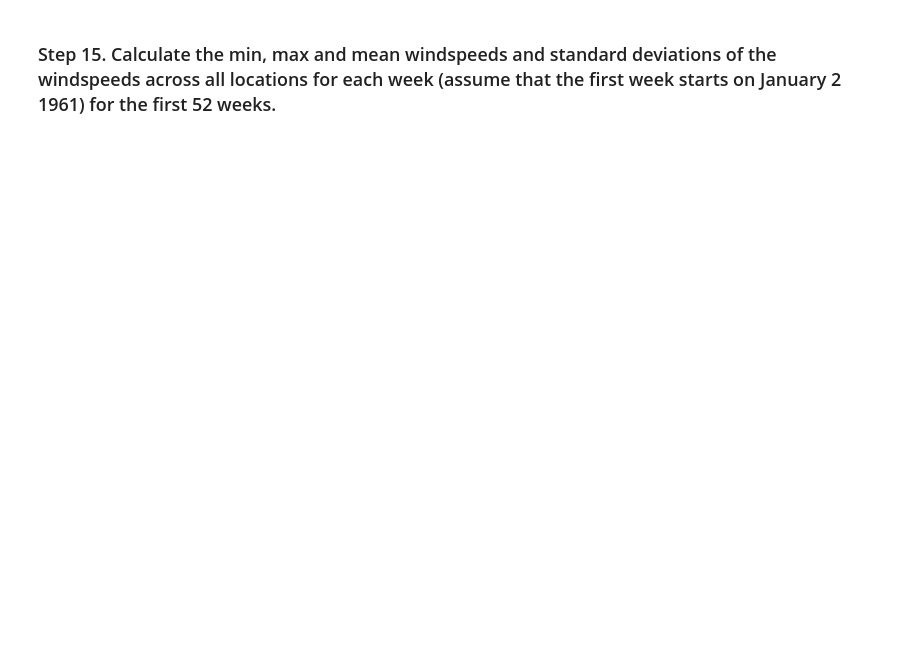
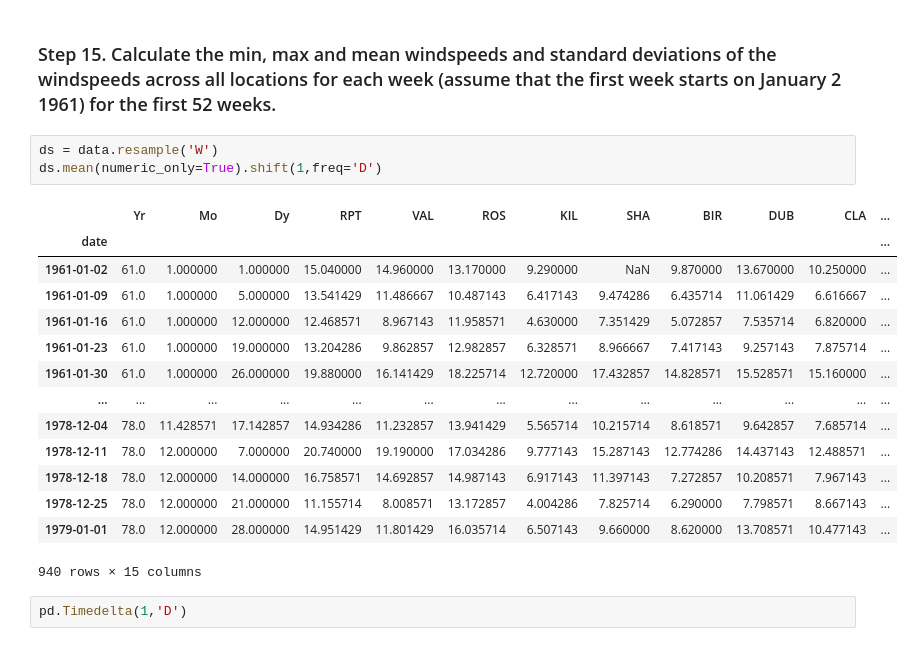
Before and after one commit to YuJieQiu0823712/pandas_practice, a Jupyter notebook: 06_Stats/Exercises2.ipynb, the cells around one changed output. Drawn from its saved outputs; the diff is of its cells as text; blank space fills up the shorter version.

```diff
--- a/06_Stats/Exercises2.ipynb
+++ b/06_Stats/Exercises2.ipynb
@@ -90,2 +244,22 @@ def func(data):
 # %% [markdown]
 ### Step 15. Calculate the min, max and mean windspeeds and standard deviations of the windspeeds across all locations for each week (assume that the first week starts on January 2 1961) for the first 52 weeks.
+# %%
+ds = data.resample('W')
+ds.mean(numeric_only=True).shift(1,freq='D')
+# %% [output]
+|  | Yr | Mo | Dy | RPT | VAL | ROS | KIL | SHA | BIR | DUB | CLA | ... |
+| date |  |  |  |  |  |  |  |  |  |  |  | ... |
+| 1961-01-02 | 61.0 | 1.000000 | 1.000000 | 15.040000 | 14.960000 | 13.170000 | 9.290000 | NaN | 9.870000 | 13.670000 | 10.250000 | ... |
+| 1961-01-09 | 61.0 | 1.000000 | 5.000000 | 13.541429 | 11.486667 | 10.487143 | 6.417143 | 9.474286 | 6.435714 | 11.061429 | 6.616667 | ... |
+| 1961-01-16 | 61.0 | 1.000000 | 12.000000 | 12.468571 | 8.967143 | 11.958571 | 4.630000 | 7.351429 | 5.072857 | 7.535714 | 6.820000 | ... |
+| 1961-01-23 | 61.0 | 1.000000 | 19.000000 | 13.204286 | 9.862857 | 12.982857 | 6.328571 | 8.966667 | 7.417143 | 9.257143 | 7.875714 | ... |
+| 1961-01-30 | 61.0 | 1.000000 | 26.000000 | 19.880000 | 16.141429 | 18.225714 | 12.720000 | 17.432857 | 14.828571 | 15.528571 | 15.160000 | ... |
+| ... | ... | ... | ... | ... | ... | ... | ... | ... | ... | ... | ... | ... |
+| 1978-12-04 | 78.0 | 11.428571 | 17.142857 | 14.934286 | 11.232857 | 13.941429 | 5.565714 | 10.215714 | 8.618571 | 9.642857 | 7.685714 | ... |
+| 1978-12-11 | 78.0 | 12.000000 | 7.000000 | 20.740000 | 19.190000 | 17.034286 | 9.777143 | 15.287143 | 12.774286 | 14.437143 | 12.488571 | ... |
+| 1978-12-18 | 78.0 | 12.000000 | 14.000000 | 16.758571 | 14.692857 | 14.987143 | 6.917143 | 11.397143 | 7.272857 | 10.208571 | 7.967143 | ... |
+| 1978-12-25 | 78.0 | 12.000000 | 21.000000 | 11.155714 | 8.008571 | 13.172857 | 4.004286 | 7.825714 | 6.290000 | 7.798571 | 8.667143 | ... |
+| 1979-01-01 | 78.0 | 12.000000 | 28.000000 | 14.951429 | 11.801429 | 16.035714 | 6.507143 | 9.660000 | 8.620000 | 13.708571 | 10.477143 | ... |
+940 rows × 15 columns
+# %%
+pd.Timedelta(1,'D')
```
Also changed, not shown: parts of 18 cells of this notebook, 1 other file.
